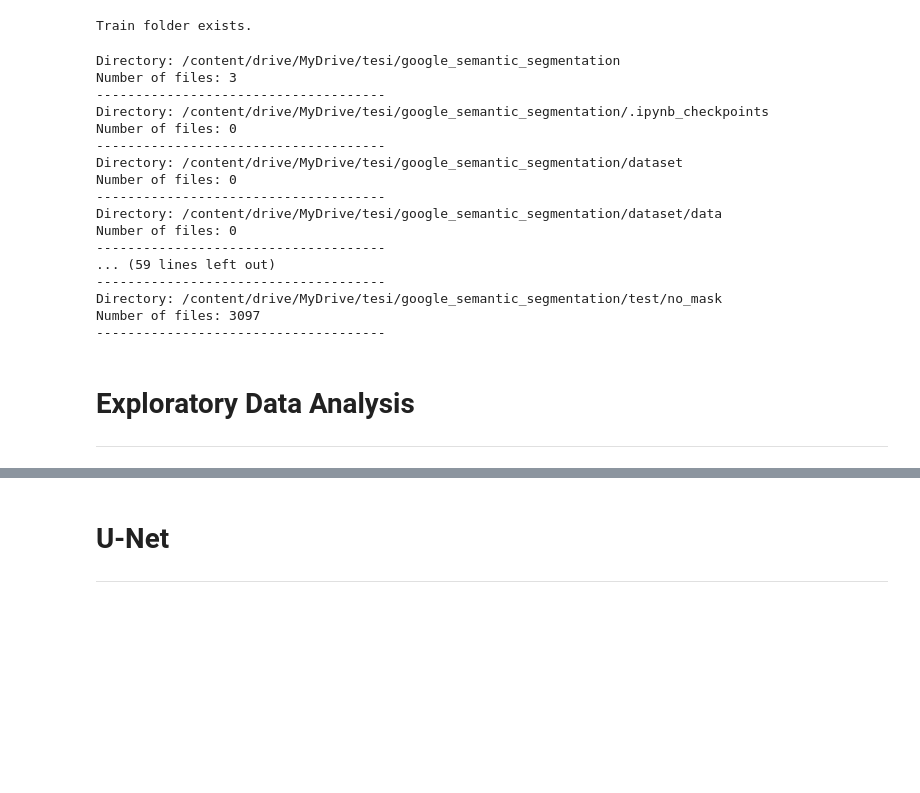
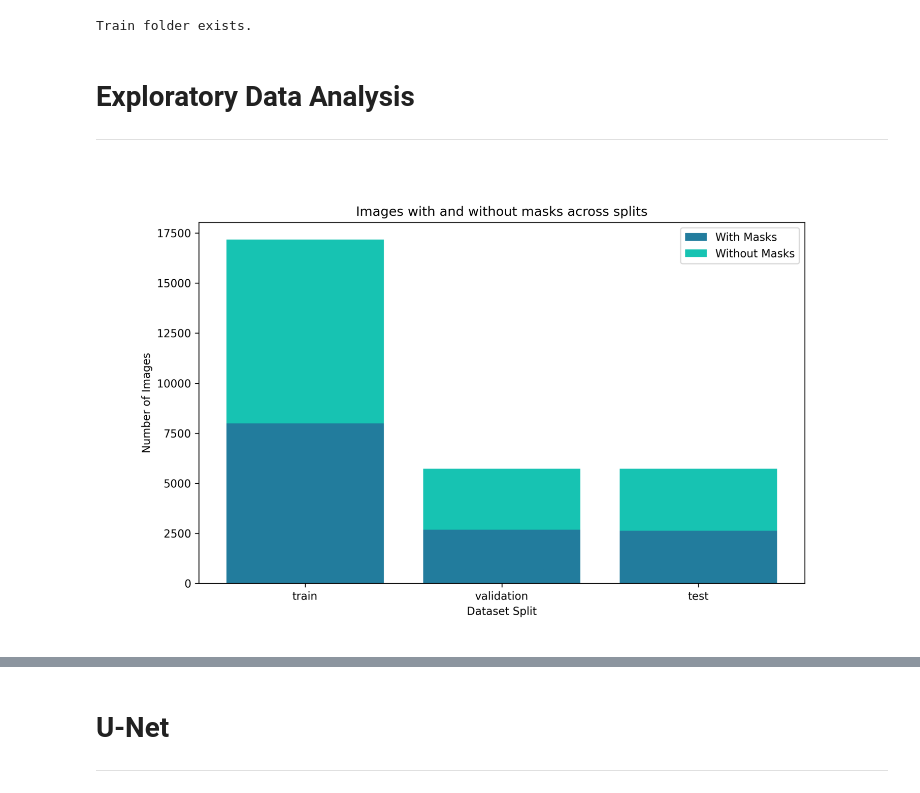
Before and after one commit to timpdotd/BDAPPV-SemanticSegmentation, a Jupyter notebook: google_semantic_segmentation_1950722.ipynb, the cells around one changed output, grey strips where cells are left out. Saved outputs shown, nothing was run; the diff lists cells and outputs as text; code cells hidden in the pictures; blank space fills up the shorter version.

```diff
--- a/google_semantic_segmentation_1950722.ipynb
+++ b/google_semantic_segmentation_1950722.ipynb
@@ -484,28 +467,47 @@ else:
     print(f"Train folder exists.")
 # %% [output]
 Train folder exists.
-# %%
-explore_directories(PARENT_DIR)
-# %% [output]
-Directory: /content/drive/MyDrive/tesi/google_semantic_segmentation
-Number of files: 3
--------------------------------------
-Directory: /content/drive/MyDrive/tesi/google_semantic_segmentation/.ipynb_checkpoints
-Number of files: 0
--------------------------------------
-Directory: /content/drive/MyDrive/tesi/google_semantic_segmentation/dataset
-Number of files: 0
--------------------------------------
-Directory: /content/drive/MyDrive/tesi/google_semantic_segmentation/dataset/data
-Number of files: 0
--------------------------------------
-... (59 lines left out)
--------------------------------------
-Directory: /content/drive/MyDrive/tesi/google_semantic_segmentation/test/no_mask
-Number of files: 3097
--------------------------------------
 # %% [markdown]
 # Exploratory Data Analysis
 
 
 ---
+# %%
+file_dir = [TRAIN_DIR, VAL_DIR, TEST_DIR]
+splits = ["train", "validation", "test"]
+num_images = []
+num_no_masks = []
+
+for dir, path in zip(file_dir, splits):
+    name = os.path.join(dir, path)
+    with open(f"{name}.txt", 'r') as file:
+        lines = file.readlines()
+        num_images.append(len(lines))
+
+    with open(f"{name}_no_masks.txt", 'r') as file:
+        lines = file.readlines()
+        num_no_masks.append(len(lines))
+# %%
+plot_name = "barchart_mask_vs_no_mask.png"
+plot_path = os.path.join(CHART_DIR, plot_name)
+
+if os.path.exists(plot_path):
+    loaded_plot = plt.imread(plot_path)
+    plt.figure(figsize=(20, 12))
+    plt.imshow(loaded_plot)
+    plt.axis('off')
+    plt.show()
+else:
+    # Create and save the plot
+    plt.figure(figsize=(10, 6))
+    # Bar chart
+    plt.bar(splits, num_images, label='With Masks', color='#227C9D')
+    plt.bar(splits, num_no_masks, bottom=num_images, label='Without Masks', color='#17C3B2')
+    plt.xlabel('Dataset Split')
+    plt.ylabel('Number of Images')
+    plt.title('Images with and without masks across splits')
+    plt.legend()
+    plt.savefig(plot_path, dpi=300)
+    plt.show()
+# %% [output]
+[figure, added]
```
Also changed, not shown: parts of 33 cells of this notebook.
